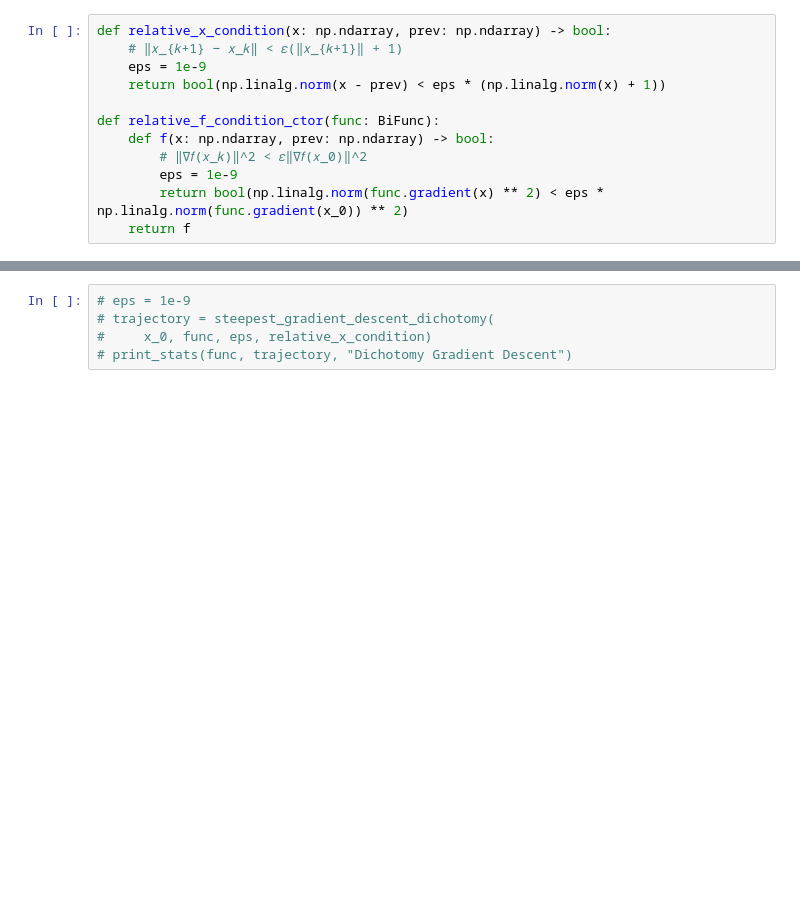
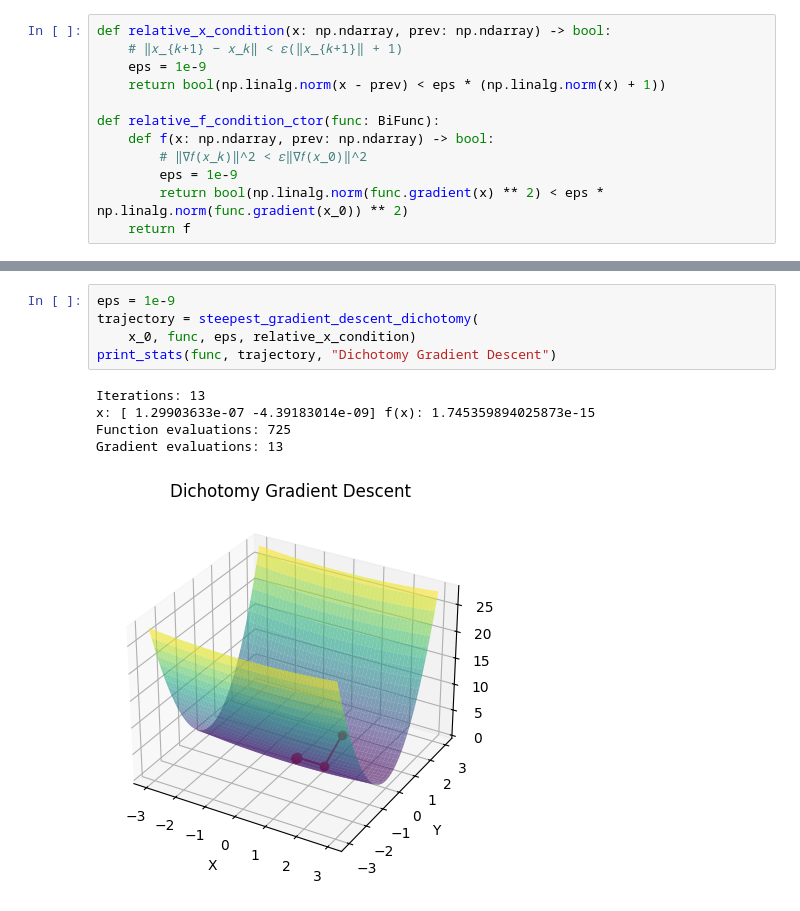
Before and after one commit to postmodernist1848/metopt-lab1, a Jupyter notebook: notebook.ipynb, the cells around one changed output, grey strips where cells are left out. Drawn from its saved outputs; the diff is of its cells as text; blank space fills up the shorter version.

```diff
--- a/notebook.ipynb
+++ b/notebook.ipynb
@@ -167,6 +174,12 @@ print_stat(2)
 # %%
-# eps = 1e-9
-# trajectory = steepest_gradient_descent_dichotomy(
-#     x_0, func, eps, relative_x_condition)
-# print_stats(func, trajectory, "Dichotomy Gradient Descent")
+eps = 1e-9
+trajectory = steepest_gradient_descent_dichotomy(
+    x_0, func, eps, relative_x_condition)
+print_stats(func, trajectory, "Dichotomy Gradient Descent")
+# %% [output]
+Iterations: 13
+x: [ 1.29903633e-07 -4.39183014e-09] f(x): 1.745359894025873e-15
+Function evaluations: 725
+Gradient evaluations: 13
+[figure, added]
 # %%
```
Also changed, not shown: parts of 6 cells of this notebook, 1 other file.
